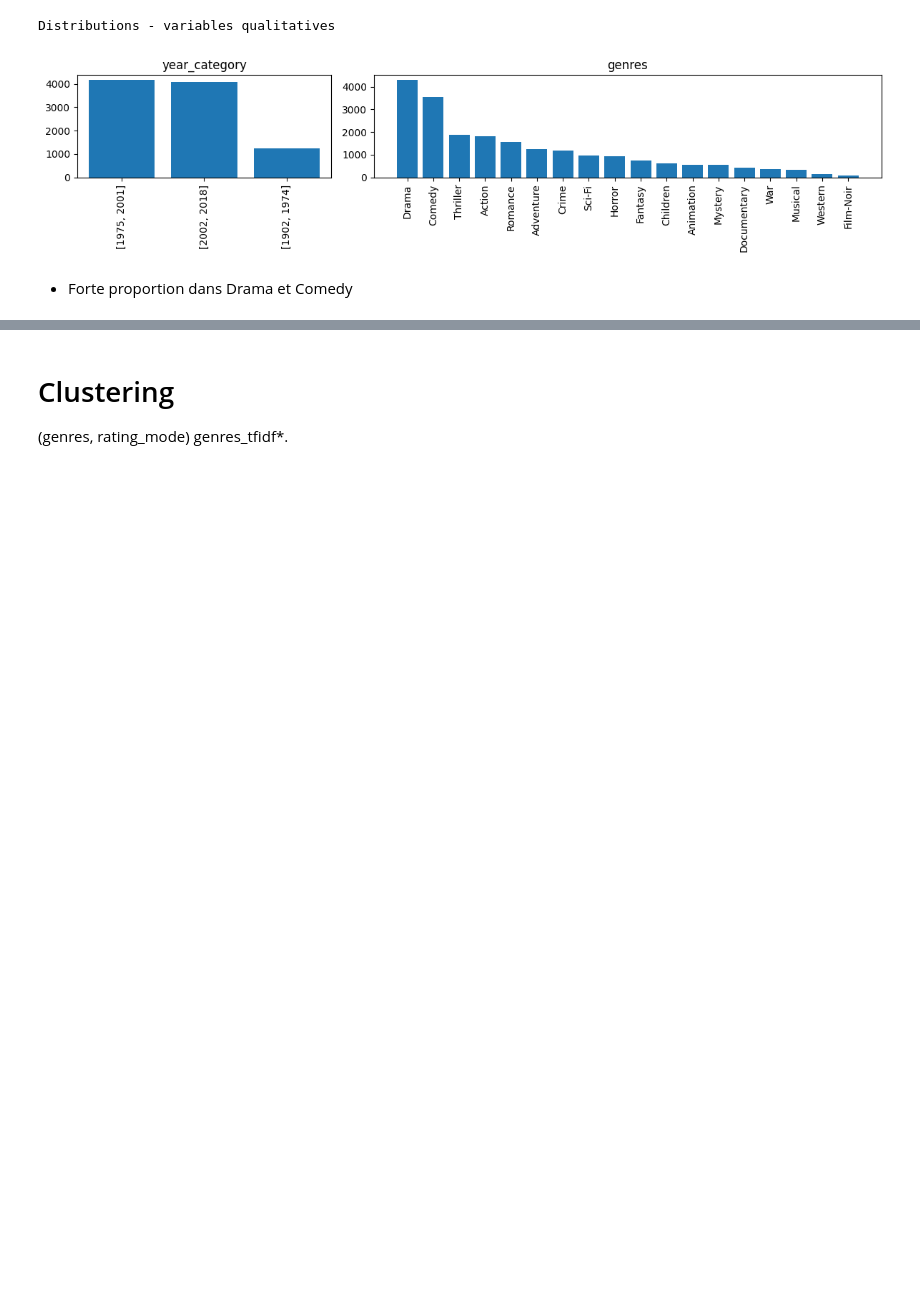
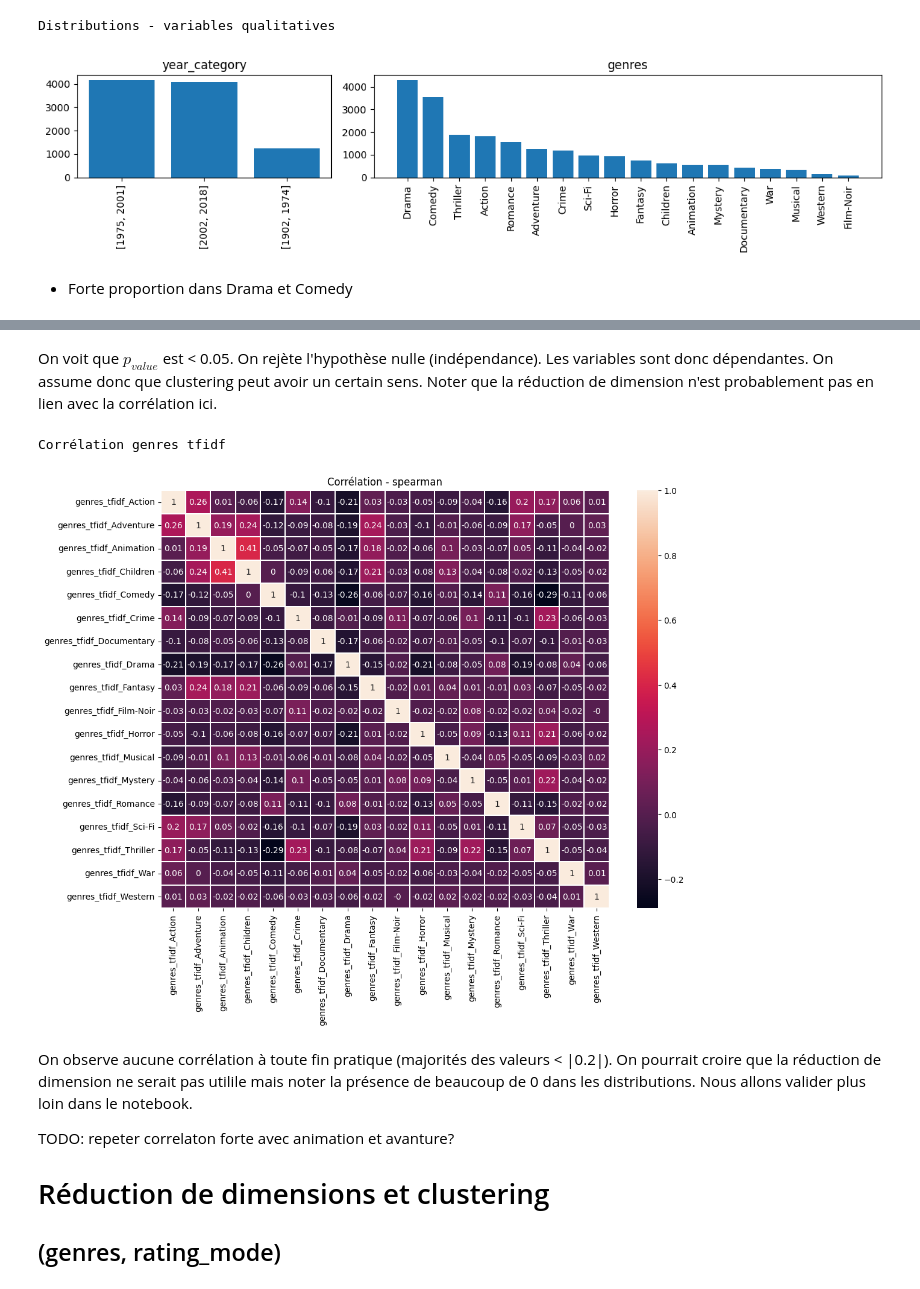
Before and after one commit to jfgagnon00/MovieLens, a Jupyter notebook: A58.ipynb, the cells around one changed output, grey strips where cells are left out. Saved outputs shown, nothing was run; the diff lists cells and outputs as text; code cells hidden in the pictures; blank space fills up the shorter version.

Commit message:
Ajout correlation. Demarrer clustering sur (rating, genres).

```diff
--- a/A58.ipynb
+++ b/A58.ipynb
@@ -278,6 +385,24 @@ TODO
+# %% [markdown]
+On voit que $p_{value}$ est < 0.05. On rejète l'hypothèse nulle (indépendance). Les variables sont donc dépendantes. On assume donc que clustering peut avoir un certain sens. Noter que la réduction de dimension n'est probablement pas en lien avec la corrélation ici.
+# %%
+genres_tfidf_cols = movies_df.columns.str.contains("genres_tfidf_")
+genres_tfidf_cols = movies_df.columns[genres_tfidf_cols]
+genres_tfidf_df = movies_df[genres_tfidf_cols]
+
+print("Corrélation genres tfidf")
+clstr.show_correlation(genres_tfidf_df,
+                       method="spearman",
+                       figsize=(12, 9))
+# %% [output]
+Corrélation genres tfidf
+[figure, added]
 # %% [markdown]
-# Clustering
+On observe aucune corrélation à toute fin pratique (majorités des valeurs < |0.2|). On pourrait croire que la réduction de dimension ne serait pas utilile mais noter la présence de beaucoup de 0 dans les distributions. Nous allons valider plus loin dans le notebook.
 
-(genres, rating_mode)  genres_tfidf*.
+TODO: repeter correlaton forte avec animation et avanture?
+
+
+# Réduction de dimensions et clustering
+## (genres, rating_mode)
 # %%
 #
```
Also changed, not shown: parts of 23 cells of this notebook, 1 other file.
